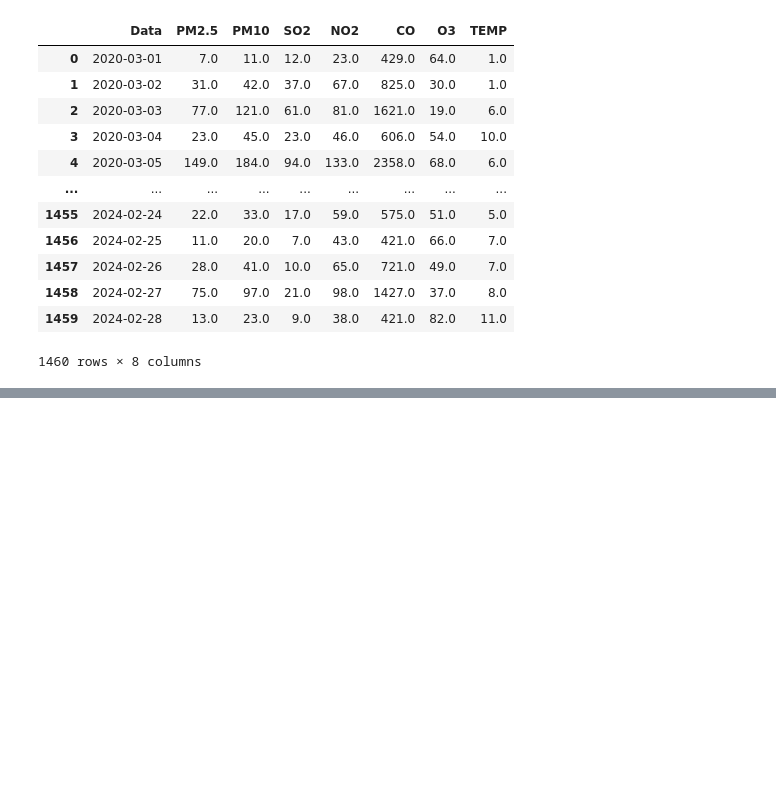
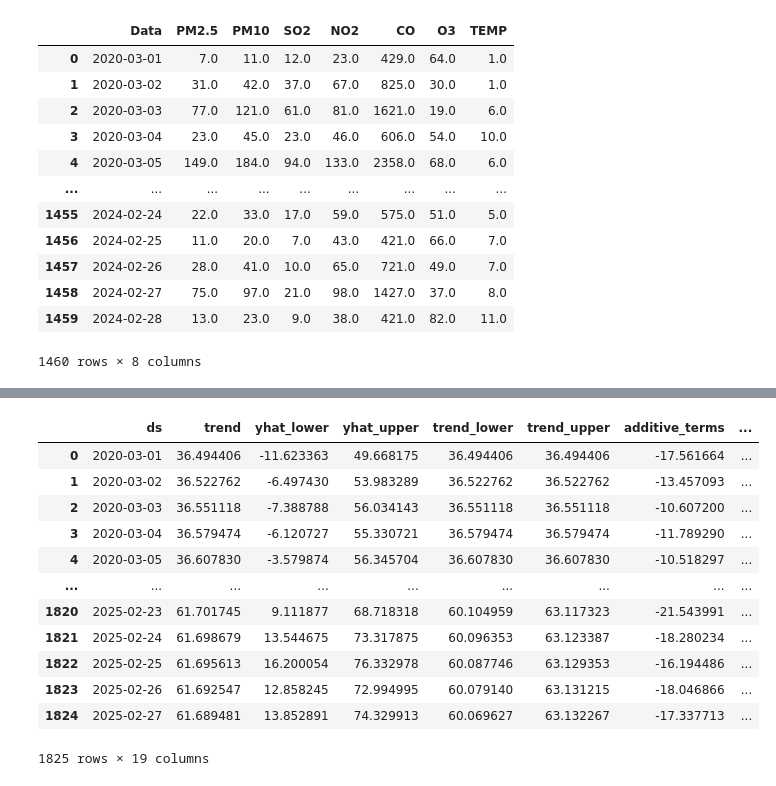
Before and after one commit to JCarapina/Estudos-praticos, a Jupyter notebook: series_prophet/notebooks/prophet.ipynb, the cells around one changed output, grey strips where cells are left out. Cells and saved outputs as stored; diff of their text form; code cells hidden in the pictures; blank space fills up the shorter version.

Commit message:
aprofundando a performance do modelo

```diff
--- a/series_prophet/notebooks/prophet.ipynb
+++ b/series_prophet/notebooks/prophet.ipynb
@@ -37,3 +40,7 @@ df_2022_mensal['Mês'] = df_2022_mensal['Data'].apply(lambda x: calendar.month_a
 
 fig = px.bar(df_2022_mensal, x='Mês', y='O3', title='Média Mensal de O3 ug/m3 em 2022')
 fig.show()
+# %%
+df_prophet = pd.DataFrame()
+df_prophet['ds'] = dados['Data']
+df_prophet['y'] = dados['O3']
@@ -39,0 +63,14 @@ fig.show()
+# %%
+# Instanciando o modelo
+np.random.seed(4587)
+
+modelo = Prophet()
+
+# treinando o modelo
+modelo.fit(df_prophet)
+
+#criando datas futuras
+futuro = modelo.make_future_dataframe(periods=365, freq='D')
+
+# fazendo previsões
+previsao = modelo.predict(futuro)
@@ -39,0 +84,16 @@ fig.show()
+# %%
+previsao
+# %% [output]
+|  | ds | trend | yhat_lower | yhat_upper | trend_lower | trend_upper | additive_terms | ... |
+| 0 | 2020-03-01 | 36.494406 | -11.623363 | 49.668175 | 36.494406 | 36.494406 | -17.561664 | ... |
+| 1 | 2020-03-02 | 36.522762 | -6.497430 | 53.983289 | 36.522762 | 36.522762 | -13.457093 | ... |
+| 2 | 2020-03-03 | 36.551118 | -7.388788 | 56.034143 | 36.551118 | 36.551118 | -10.607200 | ... |
+| 3 | 2020-03-04 | 36.579474 | -6.120727 | 55.330721 | 36.579474 | 36.579474 | -11.789290 | ... |
+| 4 | 2020-03-05 | 36.607830 | -3.579874 | 56.345704 | 36.607830 | 36.607830 | -10.518297 | ... |
+| ... | ... | ... | ... | ... | ... | ... | ... | ... |
+| 1820 | 2025-02-23 | 61.701745 | 9.111877 | 68.718318 | 60.104959 | 63.117323 | -21.543991 | ... |
+| 1821 | 2025-02-24 | 61.698679 | 13.544675 | 73.317875 | 60.096353 | 63.123387 | -18.280234 | ... |
+| 1822 | 2025-02-25 | 61.695613 | 16.200054 | 76.332978 | 60.087746 | 63.129353 | -16.194486 | ... |
+| 1823 | 2025-02-26 | 61.692547 | 12.858245 | 72.994995 | 60.079140 | 63.131215 | -18.046866 | ... |
+| 1824 | 2025-02-27 | 61.689481 | 13.852891 | 74.329913 | 60.069627 | 63.132267 | -17.337713 | ... |
+1825 rows × 19 columns
```
Also changed, not shown: parts of 8 cells of this notebook.
